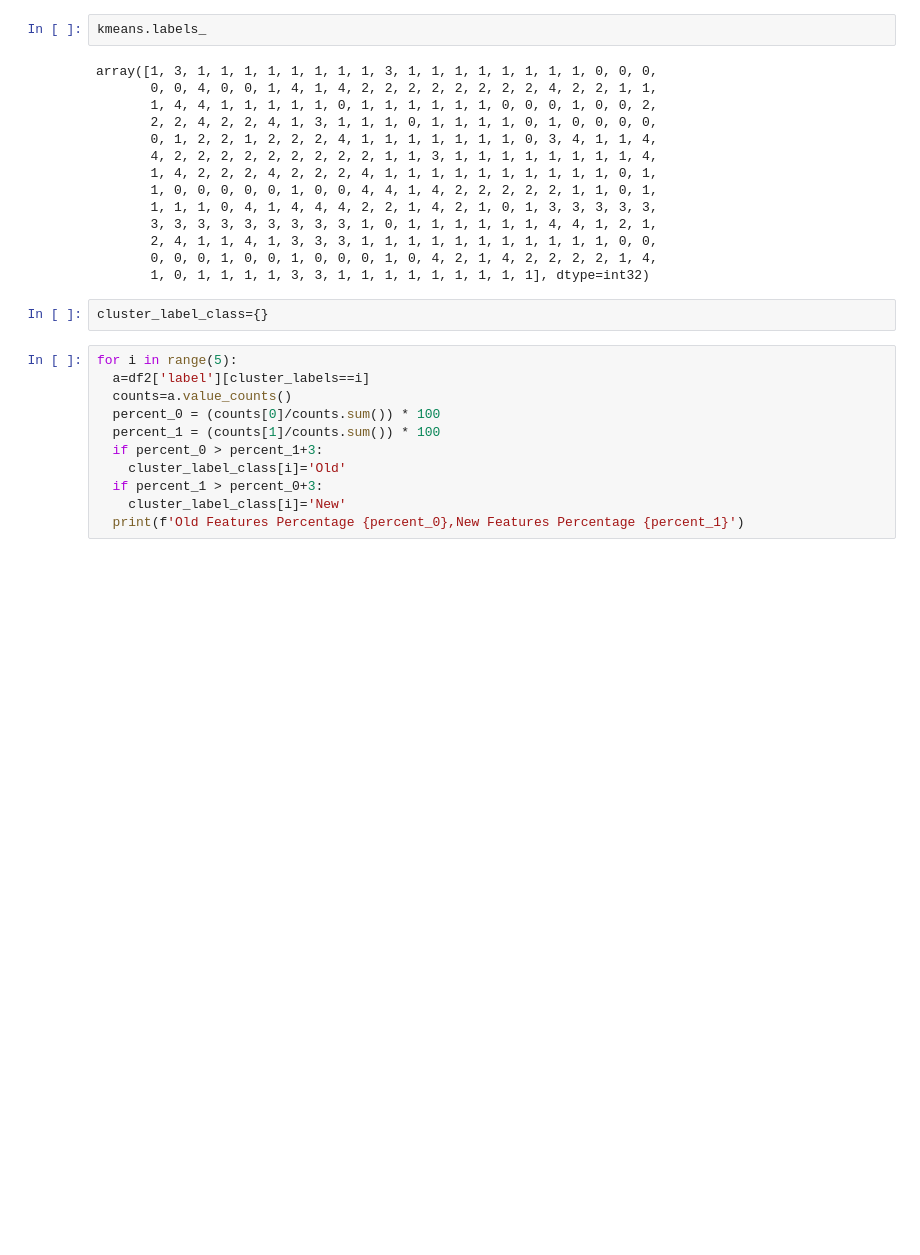
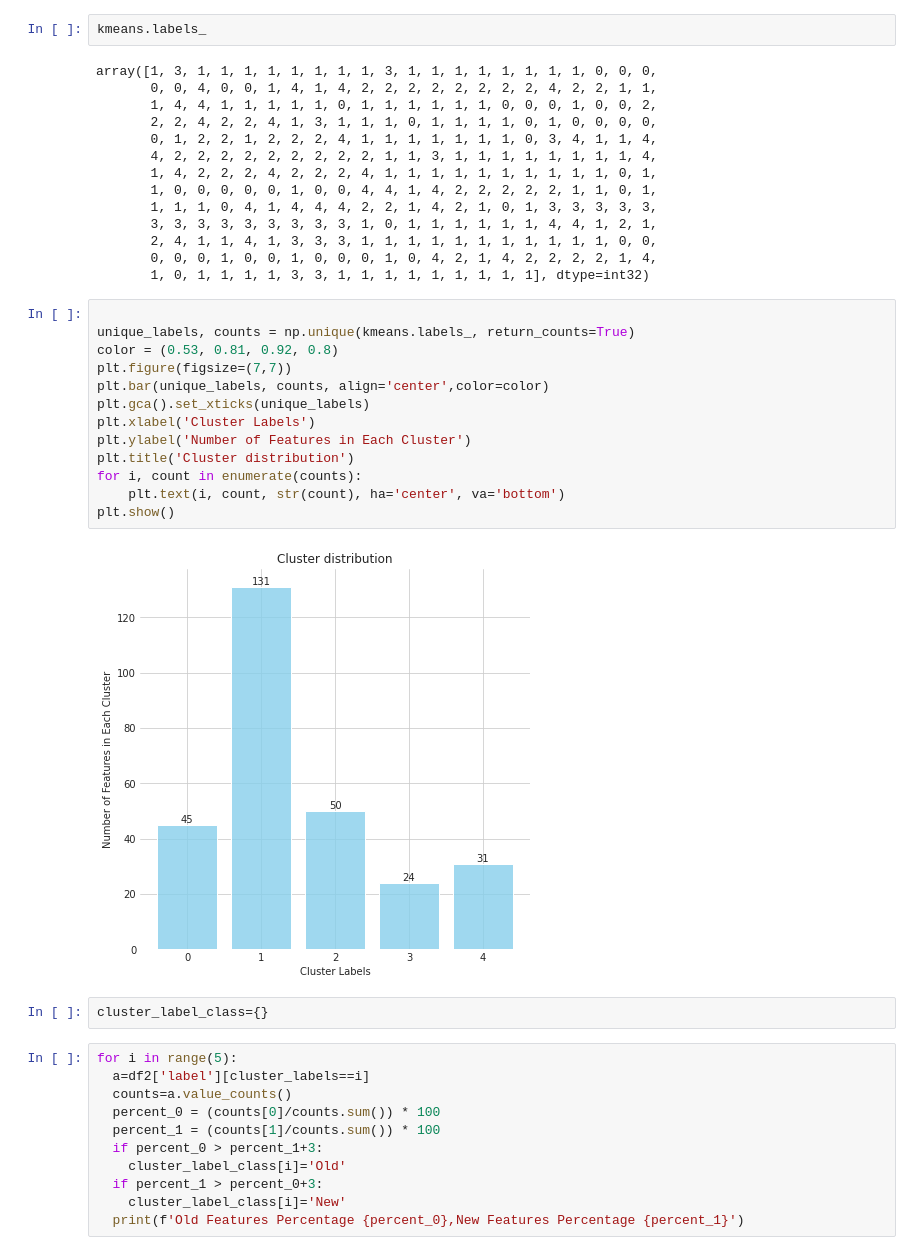
Before and after one commit to VikasBelida09/SP23-Team5, a Jupyter notebook: Team5_sprint1.ipynb, the cells around one changed output. Drawn from its saved outputs; the diff is of its cells as text; blank space fills up the shorter version.

```diff
--- a/Team5_sprint1.ipynb
+++ b/Team5_sprint1.ipynb
@@ -328,6 +366,21 @@ array([1, 3, 1, 1, 1, 1, 1, 1, 1, 1, 3, 1, 1, 1, 1, 1, 1, 1, 1, 0, 0, 0,
        2, 4, 1, 1, 4, 1, 3, 3, 3, 1, 1, 1, 1, 1, 1, 1, 1, 1, 1, 1, 0, 0,
        0, 0, 0, 1, 0, 0, 1, 0, 0, 0, 1, 0, 4, 2, 1, 4, 2, 2, 2, 2, 1, 4,
        1, 0, 1, 1, 1, 1, 3, 3, 1, 1, 1, 1, 1, 1, 1, 1, 1], dtype=int32)
+# %%
+
+unique_labels, counts = np.unique(kmeans.labels_, return_counts=True)
+color = (0.53, 0.81, 0.92, 0.8)
+plt.figure(figsize=(7,7))
+plt.bar(unique_labels, counts, align='center',color=color)
+plt.gca().set_xticks(unique_labels)
+plt.xlabel('Cluster Labels')
+plt.ylabel('Number of Features in Each Cluster')
+plt.title('Cluster distribution')
+for i, count in enumerate(counts):
+    plt.text(i, count, str(count), ha='center', va='bottom')
+plt.show()
+# %% [output]
+[figure, added]
 # %%
 cluster_label_class={}
 # %%
```
Also changed, not shown: parts of 9 cells of this notebook.
